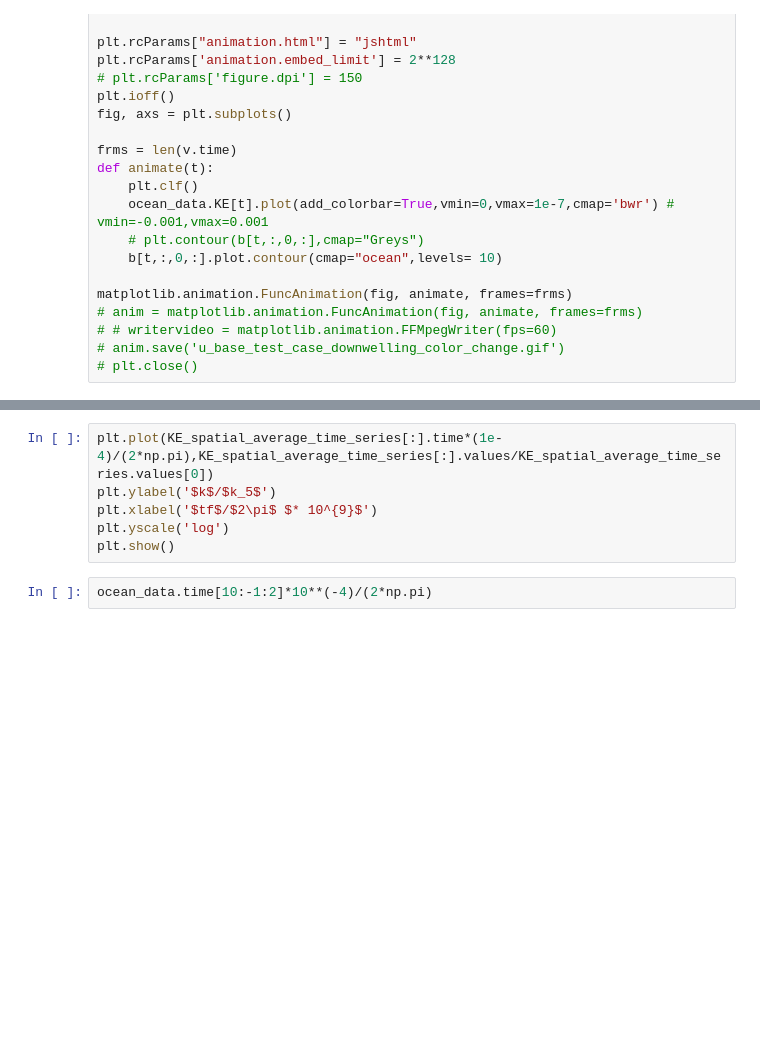
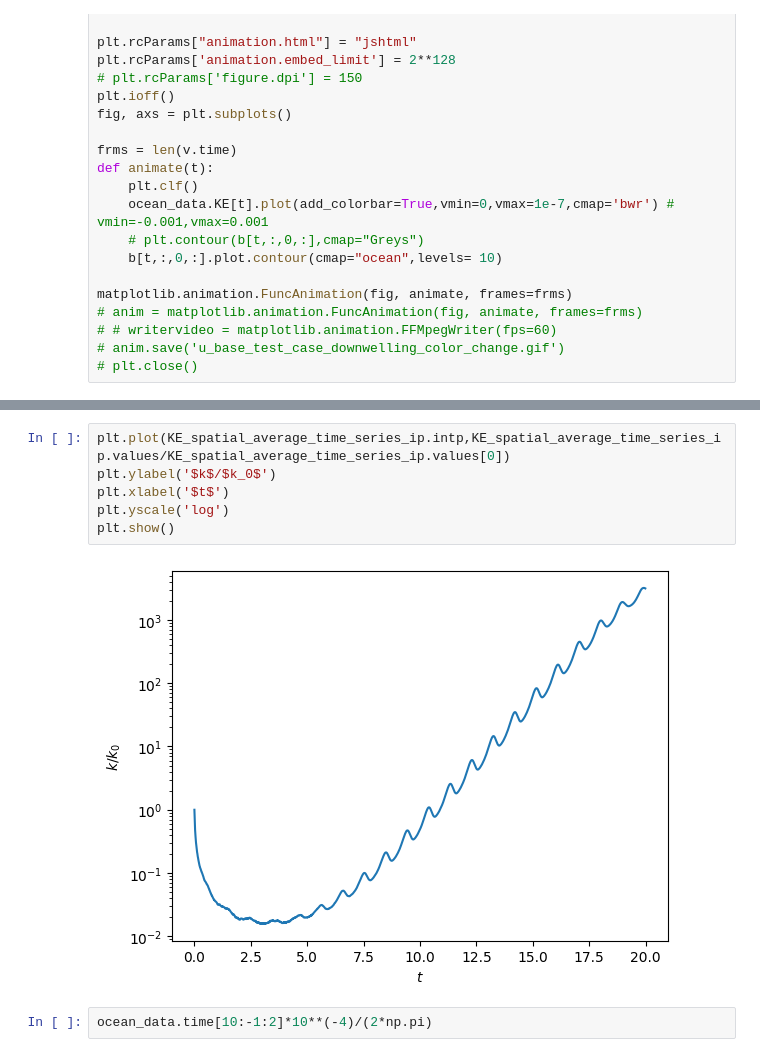
Before and after one commit to loganpknudsen/BottomBoundaryLayer, a Jupyter notebook: Result_Calculations/v_velocity_visualization_standard.ipynb, the cells around one changed output, grey strips where cells are left out. Saved outputs shown, nothing was run; the diff lists cells and outputs as text; blank space fills up the shorter version.

```diff
--- a/Result_Calculations/v_velocity_visualization_standard.ipynb
+++ b/Result_Calculations/v_velocity_visualization_standard.ipynb
@@ -130,9 +156,11 @@ KE_spatial_average_time_series
 # %%
-plt.plot(KE_spatial_average_time_series[:].time*(1e-4)/(2*np.pi),KE_spatial_average_time_series[:].values/KE_spatial_average_time_series.values[0])
-plt.ylabel('$k$/$k_5$')
-plt.xlabel('$tf$/$2\pi$ $* 10^{9}$')
+plt.plot(KE_spatial_average_time_series_ip.intp,KE_spatial_average_time_series_ip.values/KE_spatial_average_time_series_ip.values[0])
+plt.ylabel('$k$/$k_0$')
+plt.xlabel('$t$')
 plt.yscale('log')
 plt.show()
+# %% [output]
+[figure, added]
 # %%
 ocean_data.time[10:-1:2]*10**(-4)/(2*np.pi)
 # %%
```
Also changed, not shown: parts of 13 cells of this notebook, 3 other files.
